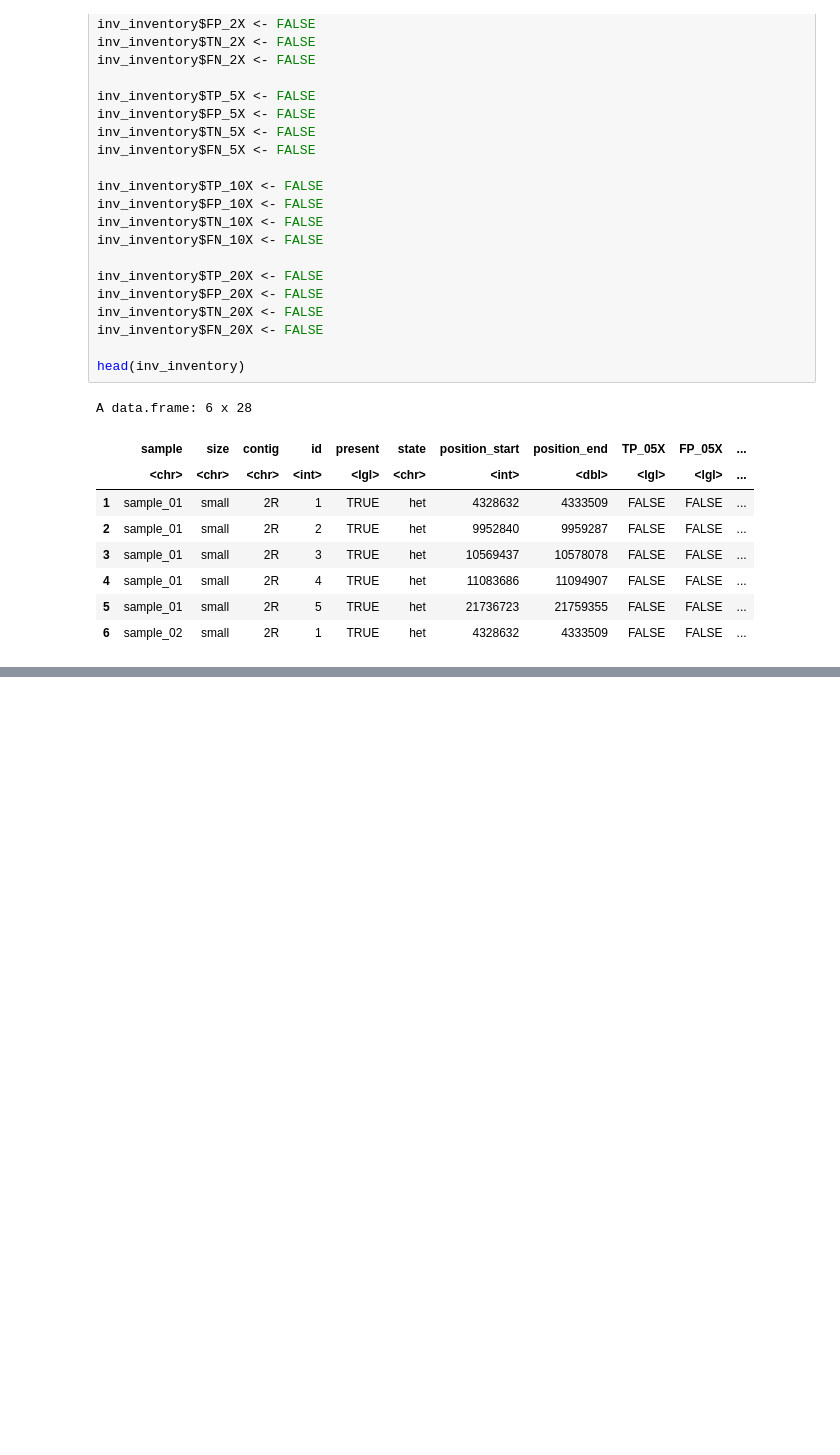
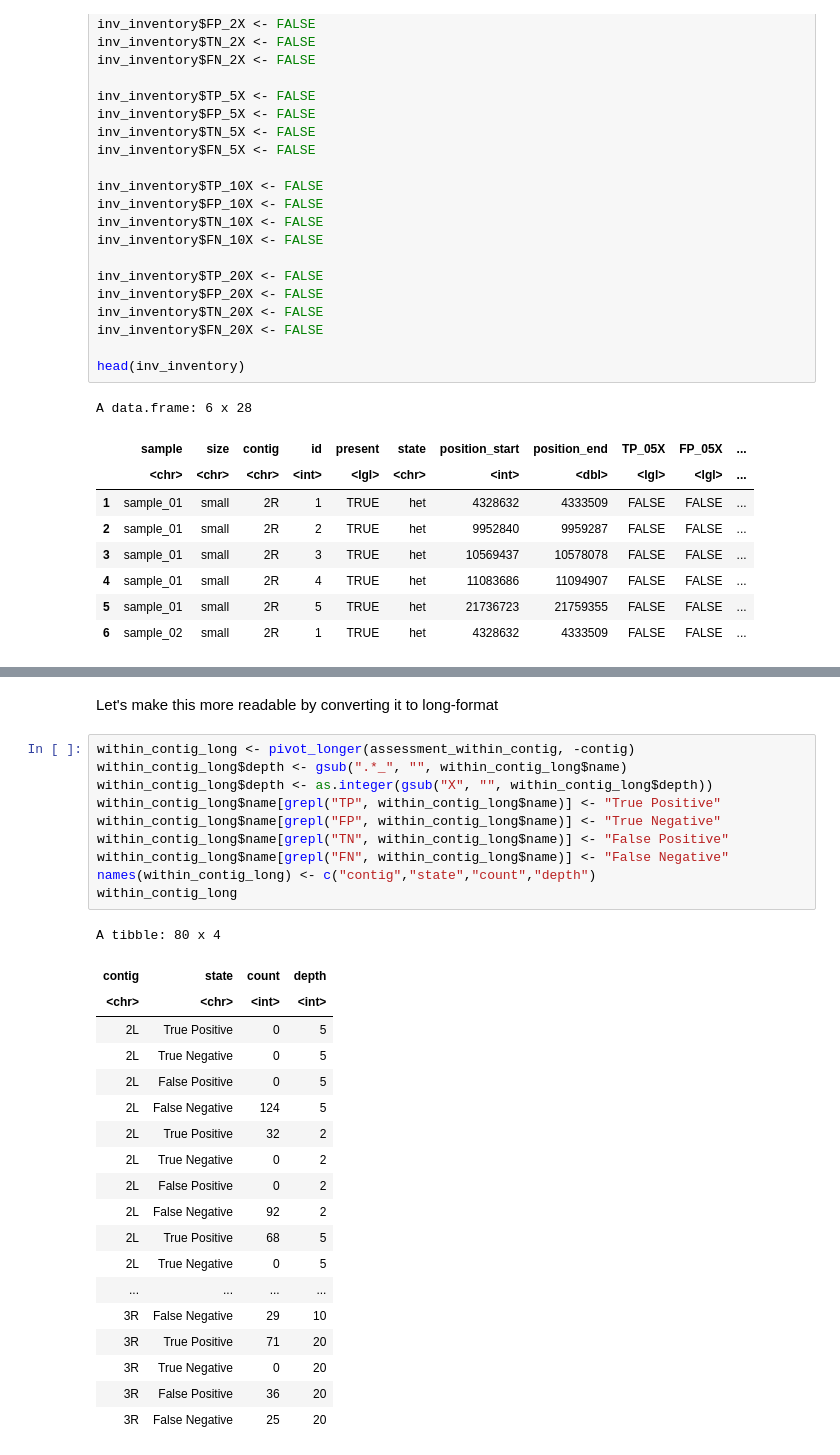
Before and after one commit to pdimens/haplotagging_simulations, a Jupyter notebook: assess_called_inversions.ipynb, the cells around one changed output, grey strips where cells are left out. Cells and saved outputs as stored; diff of their text form; blank space fills up the shorter version.

```diff
--- a/assess_called_inversions.ipynb
+++ b/assess_called_inversions.ipynb
@@ -217,0 +300,32 @@ So now what's left is to loop through `inv_inventory` and try to match calls in
+# %% [markdown]
+Let's make this more readable by converting it to long-format
+# %%
+within_contig_long <- pivot_longer(assessment_within_contig, -contig)
+within_contig_long$depth <- gsub(".*_", "", within_contig_long$name)
+within_contig_long$depth <- as.integer(gsub("X", "", within_contig_long$depth))
+within_contig_long$name[grepl("TP", within_contig_long$name)] <- "True Positive"
+within_contig_long$name[grepl("FP", within_contig_long$name)] <- "True Negative"
+within_contig_long$name[grepl("TN", within_contig_long$name)] <- "False Positive"
+within_contig_long$name[grepl("FN", within_contig_long$name)] <- "False Negative"
+names(within_contig_long) <- c("contig","state","count","depth")
+within_contig_long
+# %% [output]
+A tibble: 80 x 4
+| contig | state | count | depth |
+| <chr> | <chr> | <int> | <int> |
+| 2L | True Positive | 0 | 5 |
+| 2L | True Negative | 0 | 5 |
+| 2L | False Positive | 0 | 5 |
+| 2L | False Negative | 124 | 5 |
+| 2L | True Positive | 32 | 2 |
+| 2L | True Negative | 0 | 2 |
+| 2L | False Positive | 0 | 2 |
+| 2L | False Negative | 92 | 2 |
+| 2L | True Positive | 68 | 5 |
+| 2L | True Negative | 0 | 5 |
+| ... | ... | ... | ... |
+| 3R | False Negative | 29 | 10 |
+| 3R | True Positive | 71 | 20 |
+| 3R | True Negative | 0 | 20 |
+| 3R | False Positive | 36 | 20 |
+| 3R | False Negative | 25 | 20 |
```
Also changed, not shown: parts of 16 cells of this notebook.
